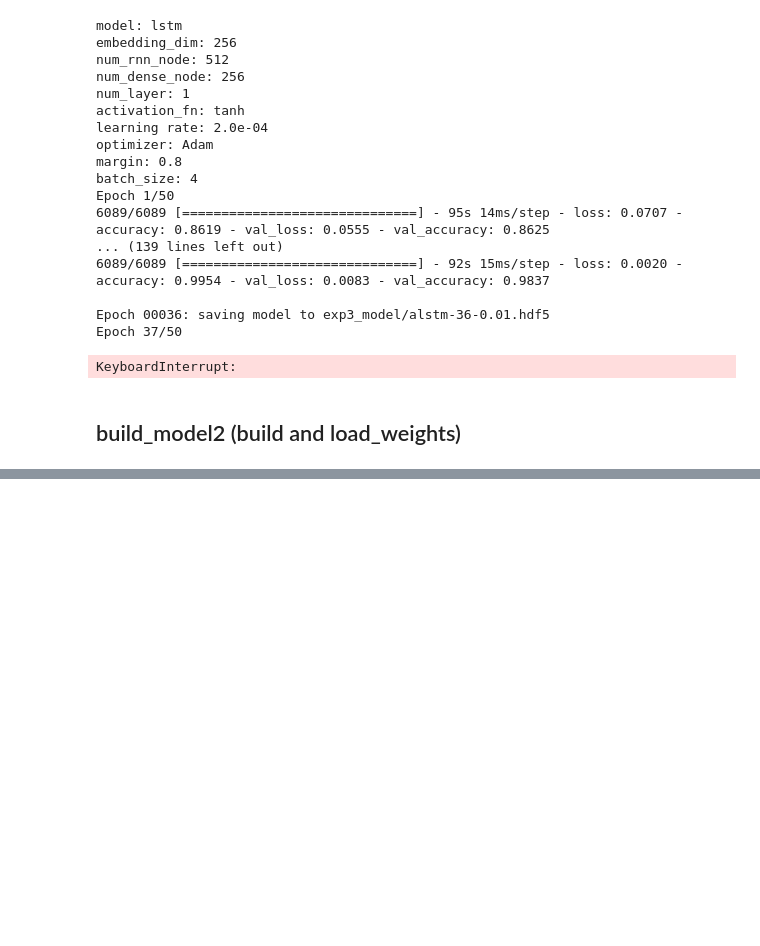
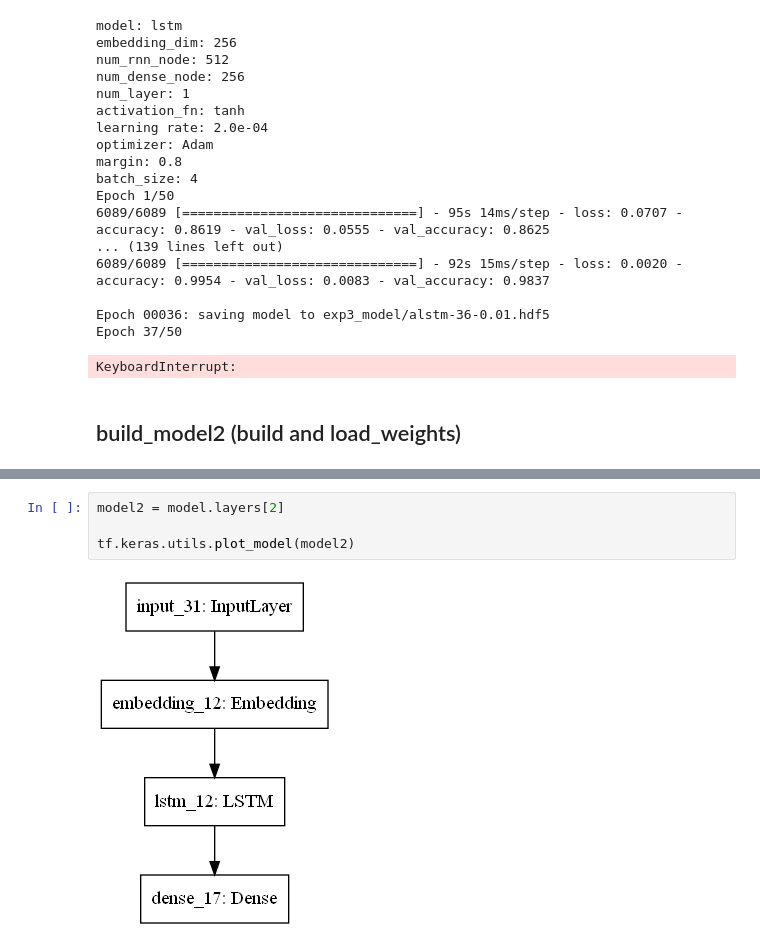
Before and after one commit to sanyabt/NP-FAERS-embed, a Jupyter notebook: exp3/exp3_2.ipynb, the cells around one changed output, grey strips where cells are left out. Cells and saved outputs as stored; diff of their text form; blank space fills up the shorter version.

```diff
--- a/exp3/exp3_2.ipynb
+++ b/exp3/exp3_2.ipynb
@@ -595,0 +586,6 @@ model.load_weights("exp3_model/alstm-22-0.01.hdf5")
+# %%
+model2 = model.layers[2]
+
+tf.keras.utils.plot_model(model2)
+# %% [output]
+[figure, added]
```
Also changed, not shown: parts of 12 cells of this notebook, 1 other file.
